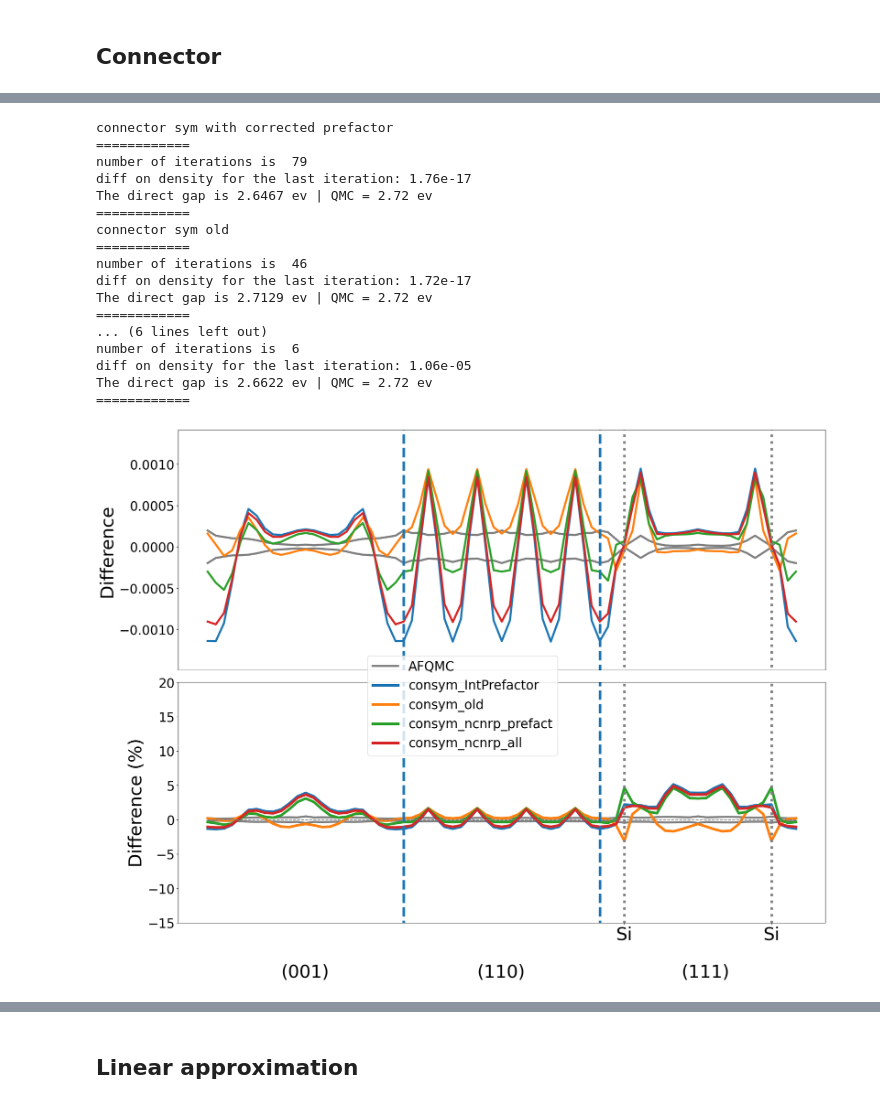
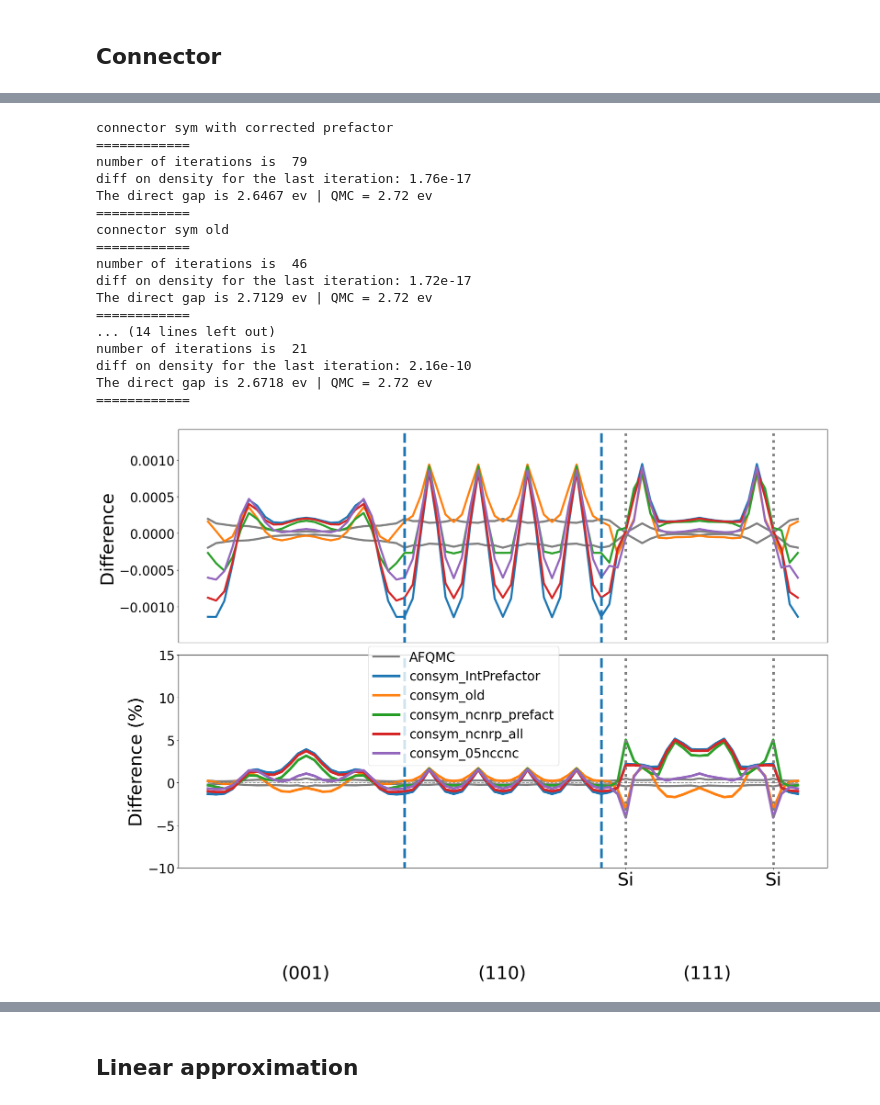
Before and after one commit to aouinaayoub/connector, a Jupyter notebook: fxc_connector.ipynb, the cells around one changed output, grey strips where cells are left out. Saved outputs shown, nothing was run; the diff lists cells and outputs as text; code cells hidden in the pictures.

```diff
--- a/fxc_connector.ipynb
+++ b/fxc_connector.ipynb
@@ -54,40 +57,52 @@ and $n^c= \frac{1}{\int f_{\rm xc}(n_0,{\bf r,r'} ) } \int f_{\rm xc}(n_0, {\bf
 # %%
 print("connector sym with corrected prefactor")
 dens_con1,vxc_con1,_,_,_,_= get_data_from_npz("si_IntPrefactor_con_consym_v2.npz", it=-1)
+
 print("connector sym old")
 dens_con2,vxc_con2,_,_,_,_= get_data_from_npz("si_consym_old.npz")
+
+print("consym ncnrp prefact")
 dens_con3,vxc_con3,_,_,_,_= get_data_from_npz("si_05nc05nrp_in_prefactcon_consym.npz")
+
+print("consym ncnrp all")
 dens_con4,vxc_con4,_,_,_,_= get_data_from_npz("si_05nc05nrp_all_con_consym.npz")
+
+print("consym 05nccnc")
+dens_con5,vxc_con5,_,_,_,_= get_data_from_npz("si_con_05nccnc.npz")
+
 #dens_con2,vxc_con2,_,_,_,_= get_data_from_npz("si_newPrefOldconsym_consym.npz")
 
 diff_con1= get_dens_inSD_si(dens_con1-newdens_QMC)
 #diff_consym_old=get_dens_inSD(dens_con2-newdens_QMC)
 diff_con2= get_dens_inSD_si(dens_con2)-get_dens_inSD_si(newdens_QMC)
 diff_con3= get_dens_inSD_si(dens_con3)-get_dens_inSD_si(newdens_QMC)
 diff_con4= get_dens_inSD_si(dens_con4)-get_dens_inSD_si(newdens_QMC)
+diff_con5= get_dens_inSD_si(dens_con5)-get_dens_inSD_si(newdens_QMC)
 
 
-diff_approx= [diff_con1, diff_con2,diff_con3,diff_con4]
-plot_diff_func(get_dens_inSD_si(newdens_QMC), diff_approx, ["consym_IntPrefactor","consym_old","consym_ncnrp_prefact","consym_ncnrp_all"],erbar)
+diff_approx= [diff_con1, diff_con2,diff_con3,diff_con4, diff_con5]
+plot_diff_func(get_dens_inSD_si(newdens_QMC), diff_approx, ["consym_IntPrefactor","consym_old"
+                                                            ,"consym_ncnrp_prefact","consym_ncnrp_all","consym_05nccnc"]
+               ,erbar, ymin=-10, ymax=15)
 # %% [output]
 connector sym with corrected prefactor
 ============
 number of iterations is  79
 diff on density for the last iteration: 1.76e-17
 The direct gap is 2.6467 ev | QMC = 2.72 ev
 ============
 connector sym old
 ============
 number of iterations is  46
 diff on density for the last iteration: 1.72e-17
 The direct gap is 2.7129 ev | QMC = 2.72 ev
 ============
-... (6 lines left out)
-number of iterations is  6
-diff on density for the last iteration: 1.06e-05
-The direct gap is 2.6622 ev | QMC = 2.72 ev
+... (14 lines left out)
+number of iterations is  21
+diff on density for the last iteration: 2.16e-10
+The direct gap is 2.6718 ev | QMC = 2.72 ev
 ============
-[figure, old version]
+[figure, new version]
 # %%
 plt.rcdefaults()
 #with plt.style.context("latex-sans"):
```
Also changed, not shown: parts of 13 cells of this notebook.
